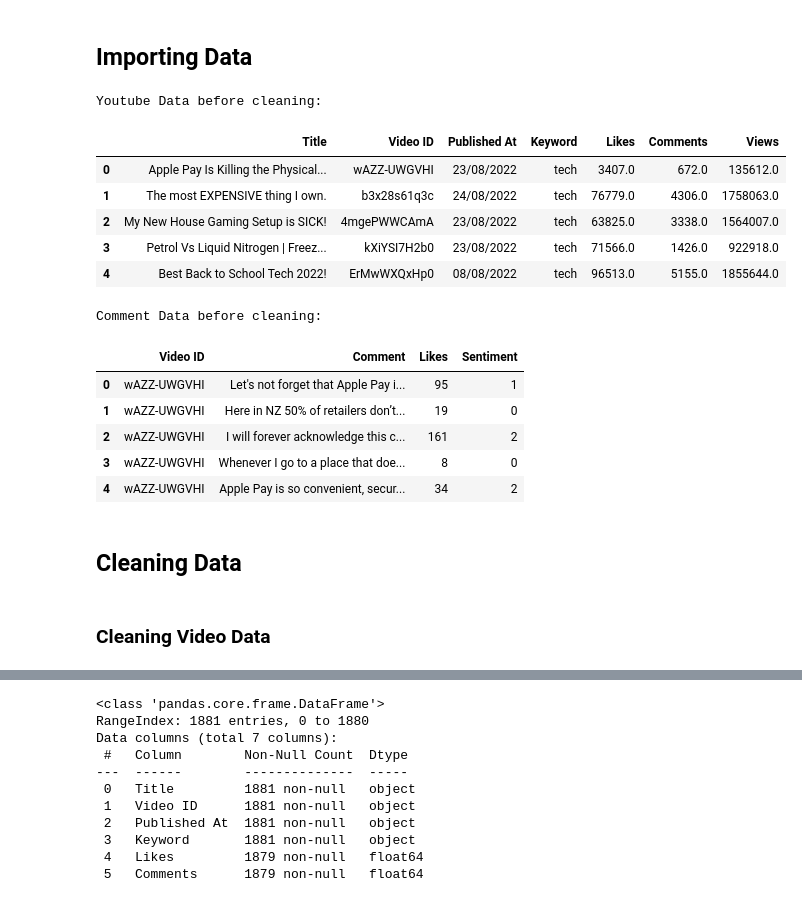
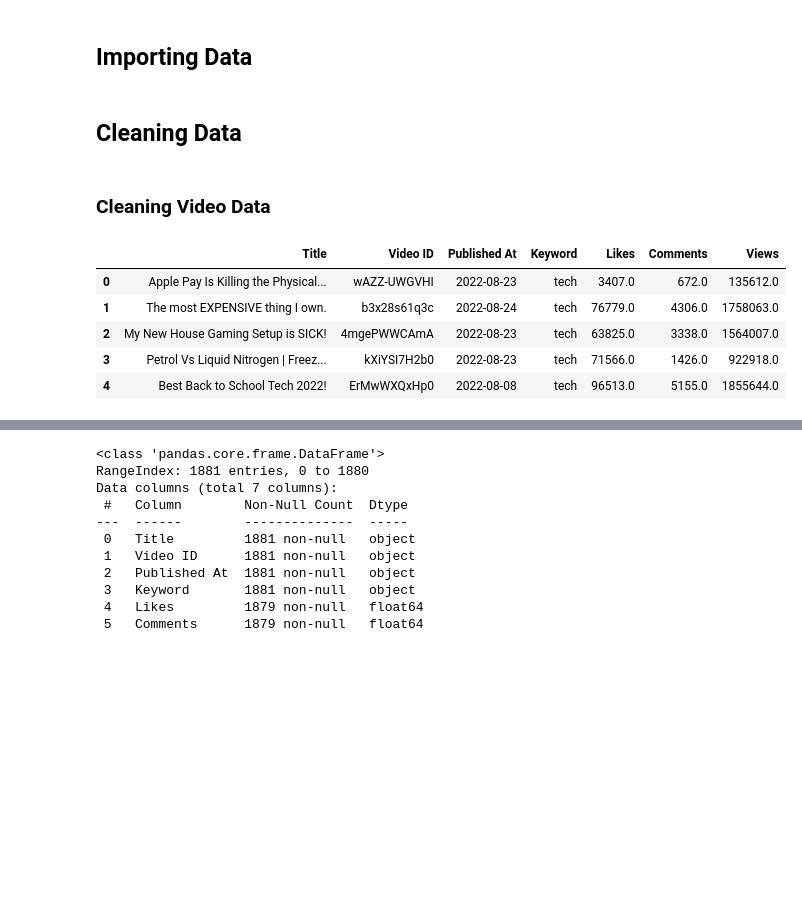
Before and after one commit to data-min/youtube-brand, a Jupyter notebook: notebook.ipynb, the cells around one changed output, grey strips where cells are left out. Saved outputs shown, nothing was run; the diff lists cells and outputs as text; code cells hidden in the pictures; blank space fills up the shorter version.

```diff
--- a/notebook.ipynb
+++ b/notebook.ipynb
@@ -132,30 +108,30 @@ warnings.filterwarnings("ignore")
 # %% [markdown]
 ## Importing Data
 # %%
-print("Youtube Data before cleaning:")
-videos_stats = pd.read_csv('/Users/mac/Documents/GitHub/youtube-brand/videos_stats.csv')
-videos_stats.head()
+videos_stats = pd.read_csv('videos_stats.csv')
+comments = pd.read_csv('comments.csv')
-# %% [output]
-Youtube Data before cleaning:
-|  | Title | Video ID | Published At | Keyword | Likes | Comments | Views |
-| 0 | Apple Pay Is Killing the Physical... | wAZZ-UWGVHI | 23/08/2022 | tech | 3407.0 | 672.0 | 135612.0 |
-| 1 | The most EXPENSIVE thing I own. | b3x28s61q3c | 24/08/2022 | tech | 76779.0 | 4306.0 | 1758063.0 |
-| 2 | My New House Gaming Setup is SICK! | 4mgePWWCAmA | 23/08/2022 | tech | 63825.0 | 3338.0 | 1564007.0 |
-| 3 | Petrol Vs Liquid Nitrogen | Freez... | kXiYSI7H2b0 | 23/08/2022 | tech | 71566.0 | 1426.0 | 922918.0 |
-| 4 | Best Back to School Tech 2022! | ErMwWXQxHp0 | 08/08/2022 | tech | 96513.0 | 5155.0 | 1855644.0 |
+# %% [markdown]
+## Cleaning Data
+# %% [markdown]
+### Cleaning Video Data
 # %%
-print("Comment Data before cleaning:")
-comments = pd.read_csv('/Users/mac/Documents/GitHub/youtube-brand/comments.csv')
-comments.head()
+vs_clean = videos_stats.copy()
+for column in videos_stats.columns:
+    if vs_clean[column].dtype == 'object':
+        vs_clean[column].fillna(vs_clean[column].mode()[0], inplace=True)
+    else:
+        vs_clean[column].fillna(vs_clean[column].median(), inplace=True)
+vs_clean['Published At'] = pd.to_datetime(vs_clean['Published At'], errors='coerce')
+vs_clean.drop_duplicates(inplace=True)
+q_low = vs_clean['Likes'].quantile(0.01)
+q_hi  = vs_clean['Likes'].quantile(0.99)
+vs_clean = vs_clean[(vs_clean['Likes'] > q_low) & (vs_clean['Likes'] < q_hi)]
+vs_clean.to_csv('videos_stats_cleaned.csv', index=False)
+vs_clean.head()
 # %% [output]
-Comment Data before cleaning:
-|  | Video ID | Comment | Likes | Sentiment |
-| 0 | wAZZ-UWGVHI | Let's not forget that Apple Pay i... | 95 | 1 |
-| 1 | wAZZ-UWGVHI | Here in NZ 50% of retailers don’t... | 19 | 0 |
-| 2 | wAZZ-UWGVHI | I will forever acknowledge this c... | 161 | 2 |
-| 3 | wAZZ-UWGVHI | Whenever I go to a place that doe... | 8 | 0 |
-| 4 | wAZZ-UWGVHI | Apple Pay is so convenient, secur... | 34 | 2 |
+|  | Title | Video ID | Published At | Keyword | Likes | Comments | Views |
+| 0 | Apple Pay Is Killing the Physical... | wAZZ-UWGVHI | 2022-08-23 | tech | 3407.0 | 672.0 | 135612.0 |
+| 1 | The most EXPENSIVE thing I own. | b3x28s61q3c | 2022-08-24 | tech | 76779.0 | 4306.0 | 1758063.0 |
+| 2 | My New House Gaming Setup is SICK! | 4mgePWWCAmA | 2022-08-23 | tech | 63825.0 | 3338.0 | 1564007.0 |
+| 3 | Petrol Vs Liquid Nitrogen | Freez... | kXiYSI7H2b0 | 2022-08-23 | tech | 71566.0 | 1426.0 | 922918.0 |
+| 4 | Best Back to School Tech 2022! | ErMwWXQxHp0 | 2022-08-08 | tech | 96513.0 | 5155.0 | 1855644.0 |
-# %% [markdown]
-## Cleaning Data
-# %% [markdown]
-### Cleaning Video Data
```
Also changed, not shown: parts of 82 cells of this notebook, 1 other file.
